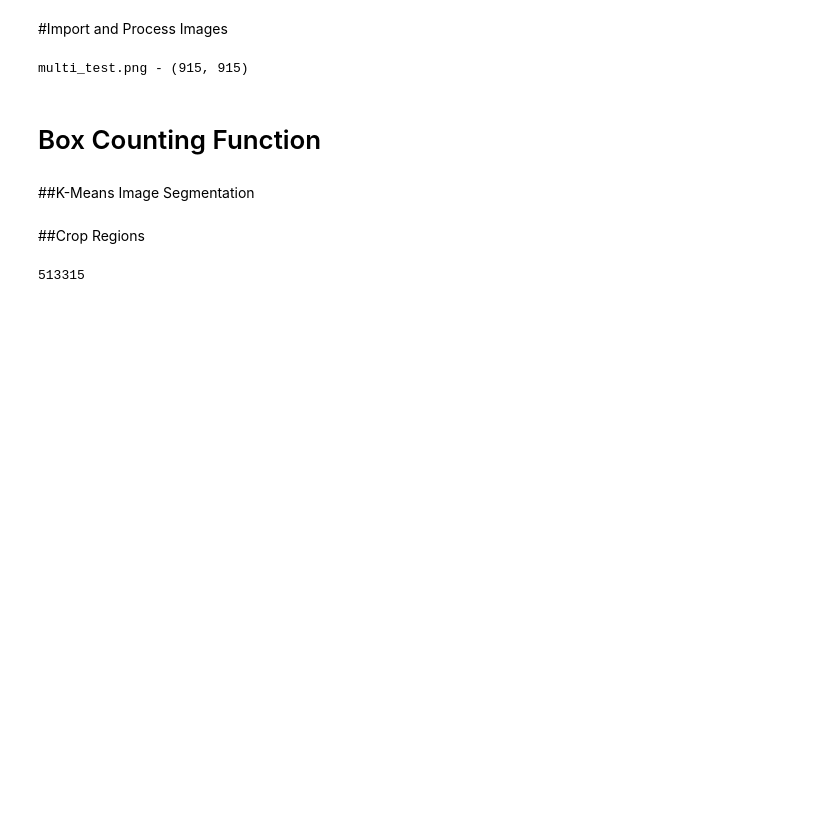
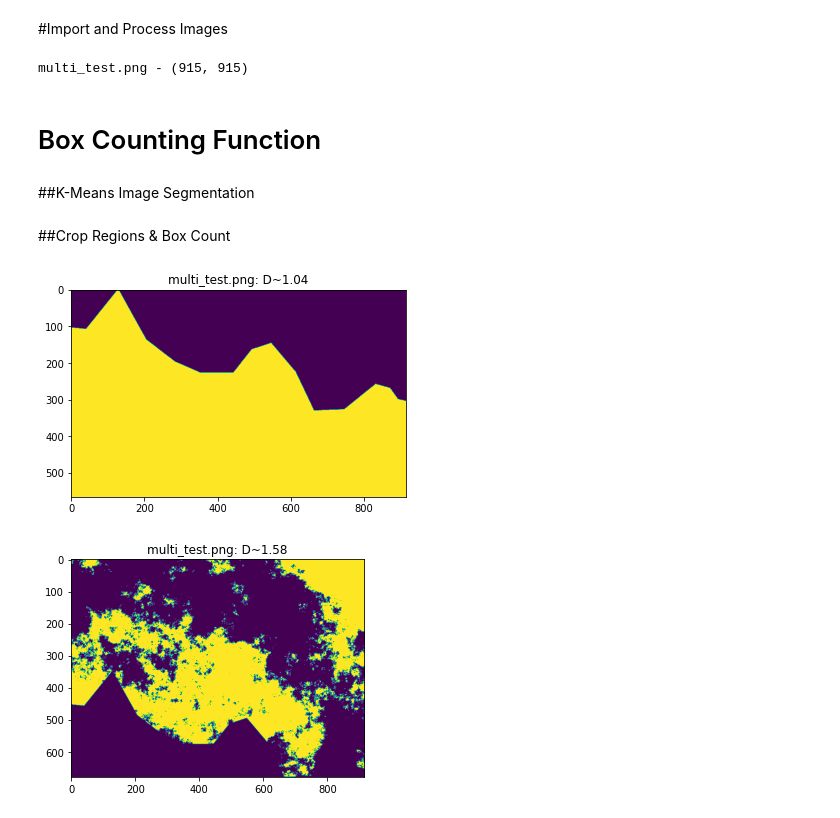
Before and after one commit to nghess/fractal-tools, a Jupyter notebook: 2D_Fractal_Boxcount_Multi_D.ipynb, the cells around one changed output. Saved outputs shown, nothing was run; the diff lists cells and outputs as text; code cells hidden in the pictures; blank space fills up the shorter version.

```diff
--- a/2D_Fractal_Boxcount_Multi_D.ipynb
+++ b/2D_Fractal_Boxcount_Multi_D.ipynb
@@ -75,6 +75,7 @@ def fractal_dimension(Z, threshold=0.5):
 # %% [markdown]
 ##K-Means Image Segmentation
 # %%
+# K-Means function
 def img_segment(img, k):
   dims = img.shape # Store 2d shape
   img = np.float32(img.reshape(-1,1)) # Reshape to 1d
@@ -85,12 +86,11 @@ def img_segment(img, k):
   label = cv2.kmeans(img, k, None, criteria, passes, cv2.KMEANS_PP_CENTERS)[1]
   labeled_img = label.reshape(dims)
 
+  regions = [] # List to store segmented regions
 
-  segments = [] # List to store image segments
+  for region in np.unique(label):
+    mask = np.array([0 if x == region else 1 for x in label])
+    mask = mask.reshape(dims)
+    regions.append(mask)
 
-  for segment in np.unique(label):
-    mask = np.array([0 if x == segment else 1 for x in label], dtype=object)
-    mask = mask.reshape(dims)
-    segments.append(mask)
-
-  return segments
+  return regions
@@ -105,17 +100,20 @@ for x in range(len(labeled)):
 # %% [markdown]
-##Crop Regions
+##Crop Regions & Box Count
-# %%
-# cropping idea
-
-vec_len = 837225 # 915**2
-vec_elem = 513011
-
-def ceildiv(a, b):
-    return -(a // -b)
-
-multiplier = ceildiv(vec_elem, 915)
-
-multiplier * 915
-# %% [output]
-513315
+# %%
+for i in range(len(regions)-1):
+  # Get bounds and a crop
+  invert = -regions[i] + 1
+  x, y = np.nonzero(invert)
+  xl,xr = x.min(),x.max()
+  yl,yr = y.min(),y.max()
+  crop = regions[i][xl:xr+1, yl:yr+1]
+  # K-means segmentation
+  D = fractal_dimension(crop)
+  # Plot regions
+  matplotlib.pyplot.figure()
+  matplotlib.pyplot.title(f'{filenames[0]}: D~{D:.2f}')
+  matplotlib.pyplot.imshow(-crop)
+# %% [output]
+[figure, added]
+[figure, added]
 # %% [markdown]
```
Also changed, not shown: parts of 5 cells of this notebook.
